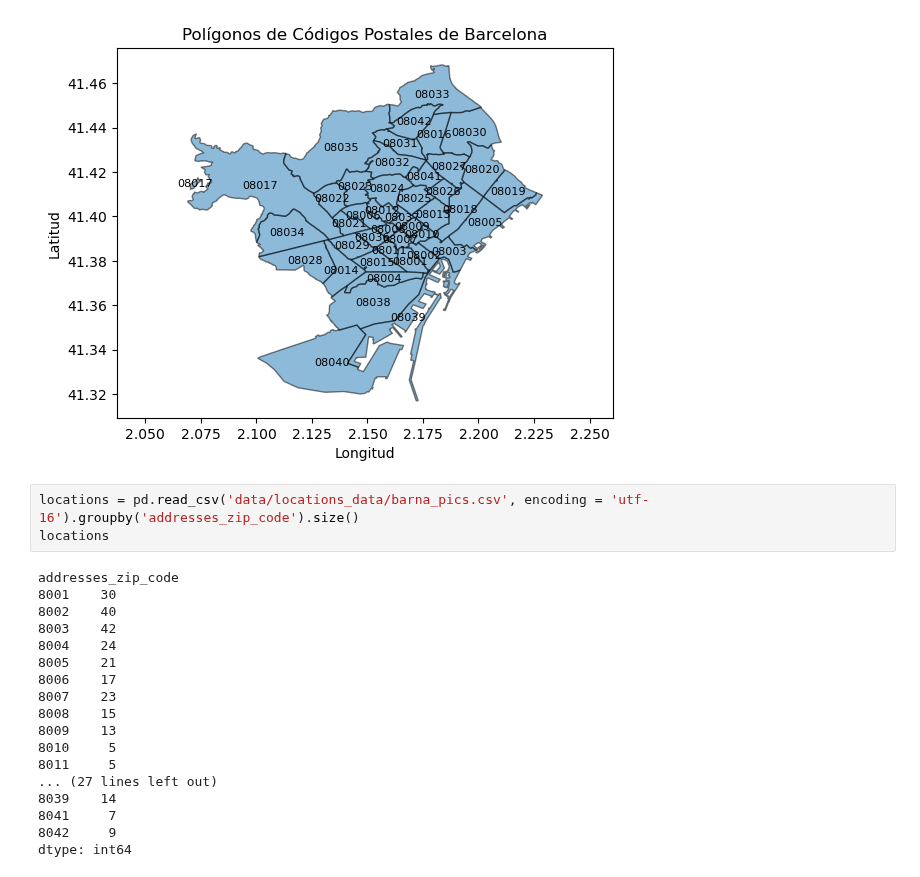
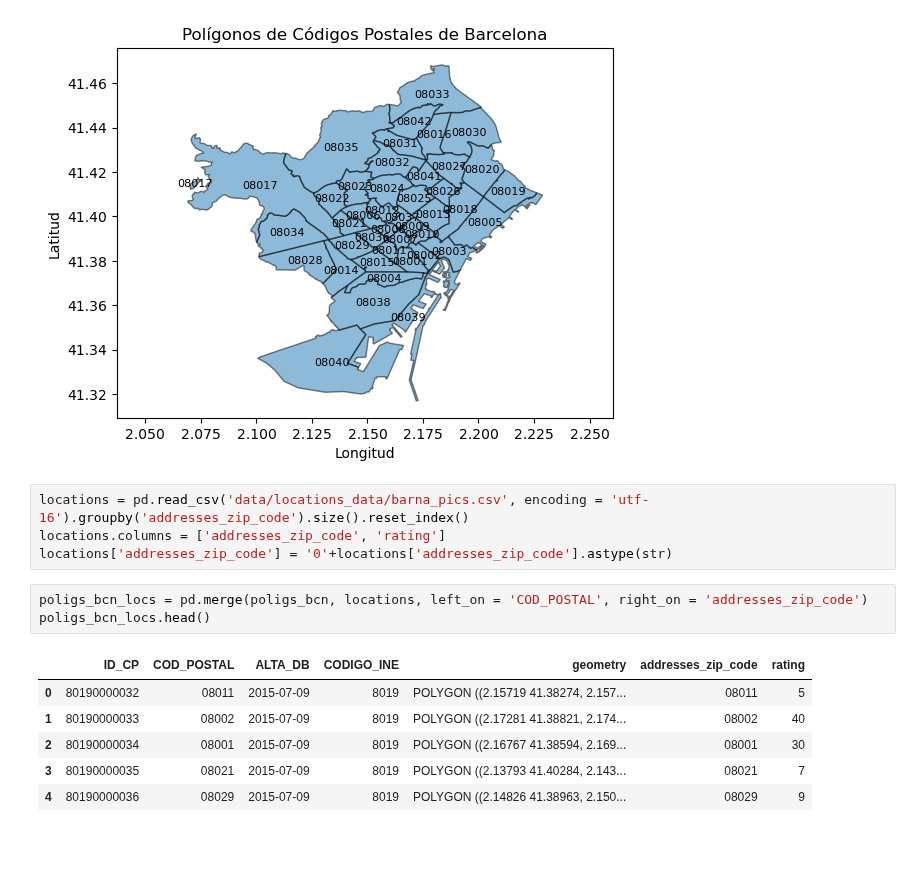
Before and after one commit to carlotalacasav/Gorrapiedra-proyecto, a Jupyter notebook: process_weather.ipynb, the cells around one changed output. Saved outputs shown, nothing was run; the diff lists cells and outputs as text; blank space fills up the shorter version.

```diff
--- a/process_weather.ipynb
+++ b/process_weather.ipynb
@@ -93,23 +93,16 @@ plt.show()
 # %% [output]
 [figure]
 # %%
-locations = pd.read_csv('data/locations_data/barna_pics.csv', encoding = 'utf-16').groupby('addresses_zip_code').size()
-locations
+locations = pd.read_csv('data/locations_data/barna_pics.csv', encoding = 'utf-16').groupby('addresses_zip_code').size().reset_index()
+locations.columns = ['addresses_zip_code', 'rating']
+locations['addresses_zip_code'] = '0'+locations['addresses_zip_code'].astype(str)
-# %% [output]
-addresses_zip_code
-8001    30
-8002    40
-8003    42
-8004    24
-8005    21
-8006    17
-8007    23
-8008    15
-8009    13
-8010     5
-8011     5
-... (27 lines left out)
-8039    14
-8041     7
-8042     9
-dtype: int64
+# %%
+poligs_bcn_locs = pd.merge(poligs_bcn, locations, left_on = 'COD_POSTAL', right_on = 'addresses_zip_code')
+poligs_bcn_locs.head()
+# %% [output]
+|  | ID_CP | COD_POSTAL | ALTA_DB | CODIGO_INE | geometry | addresses_zip_code | rating |
+| 0 | 80190000032 | 08011 | 2015-07-09 | 8019 | POLYGON ((2.15719 41.38274, 2.157... | 08011 | 5 |
+| 1 | 80190000033 | 08002 | 2015-07-09 | 8019 | POLYGON ((2.17281 41.38821, 2.174... | 08002 | 40 |
+| 2 | 80190000034 | 08001 | 2015-07-09 | 8019 | POLYGON ((2.16767 41.38594, 2.169... | 08001 | 30 |
+| 3 | 80190000035 | 08021 | 2015-07-09 | 8019 | POLYGON ((2.13793 41.40284, 2.143... | 08021 | 7 |
+| 4 | 80190000036 | 08029 | 2015-07-09 | 8019 | POLYGON ((2.14826 41.38963, 2.150... | 08029 | 9 |
```
Also changed, not shown: parts of 1 cell of this notebook.
